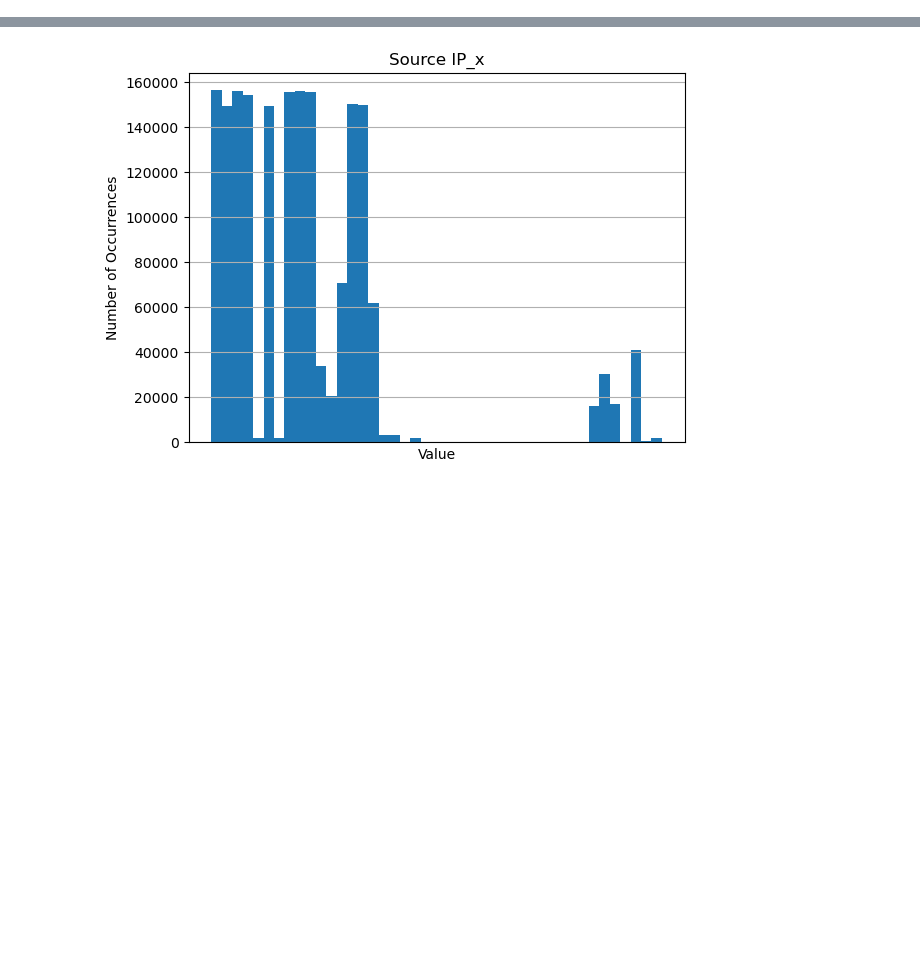
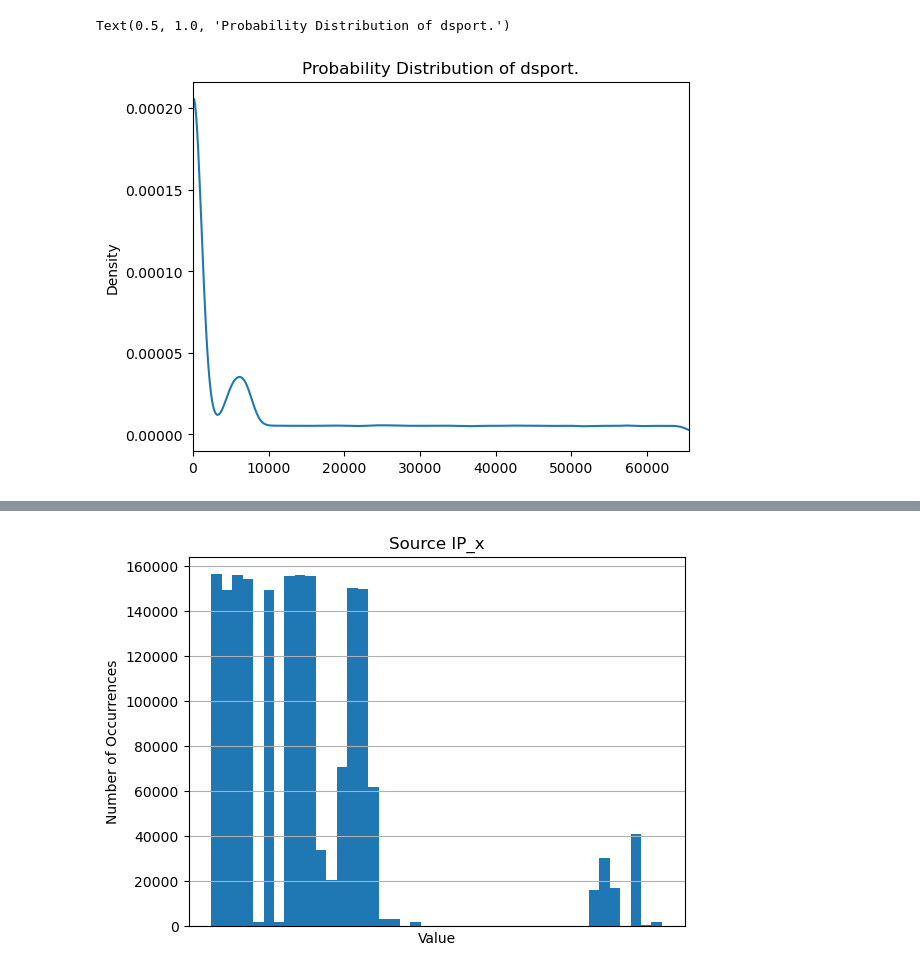
Before and after one commit to CastOrdo/TabMT, a Jupyter notebook: data_analysis.ipynb, the cells around one changed output, grey strips where cells are left out. Drawn from its saved outputs; the diff is of its cells as text; code cells hidden in the pictures; blank space fills up the shorter version.

```diff
--- a/data_analysis.ipynb
+++ b/data_analysis.ipynb
@@ -14,0 +40,9 @@ Recovered from cache!
+# %%
+column = frame.iloc[:, 3]
+
+ax = column.plot.density()
+ax.set_xlim([0, max(column)])
+plt.title(f'Probability Distribution of {column.name}.')
+# %% [output]
+Text(0.5, 1.0, 'Probability Distribution of dsport.')
+[figure, added]
```
Also changed, not shown: parts of 8 cells of this notebook, 2 other files.
